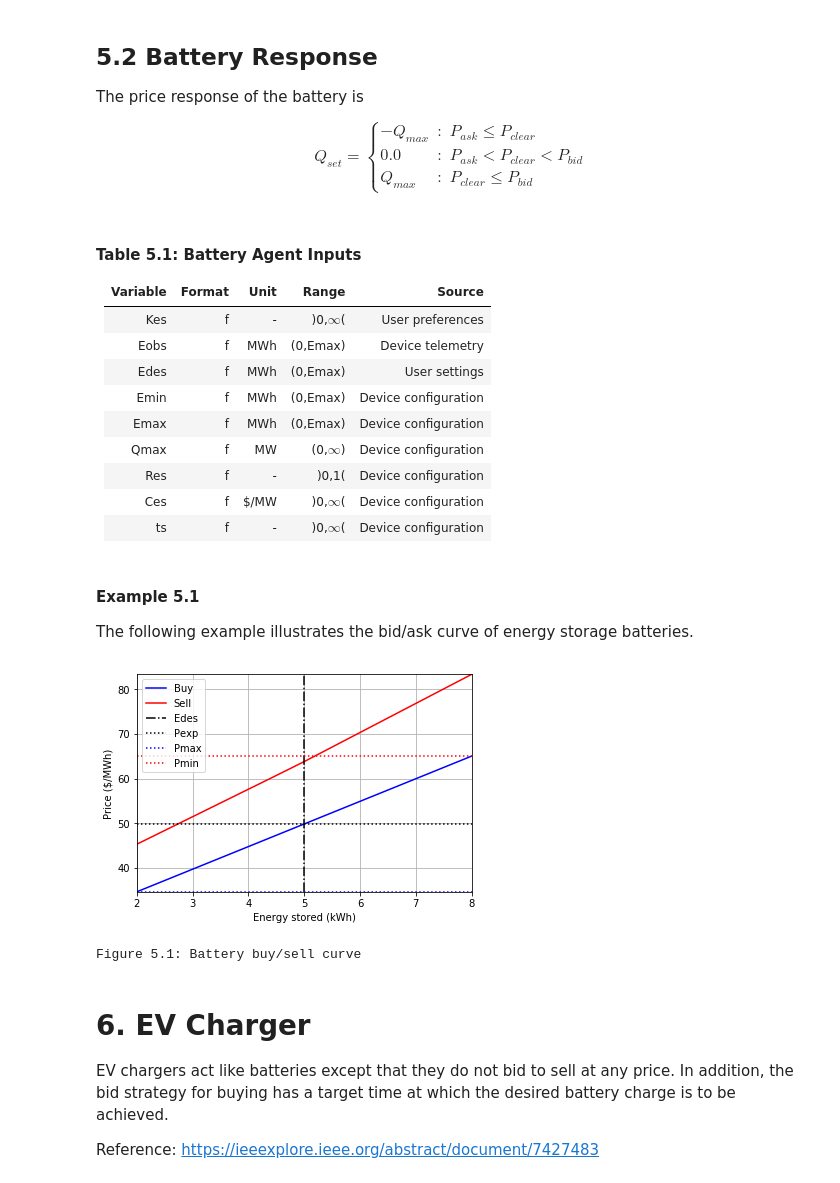
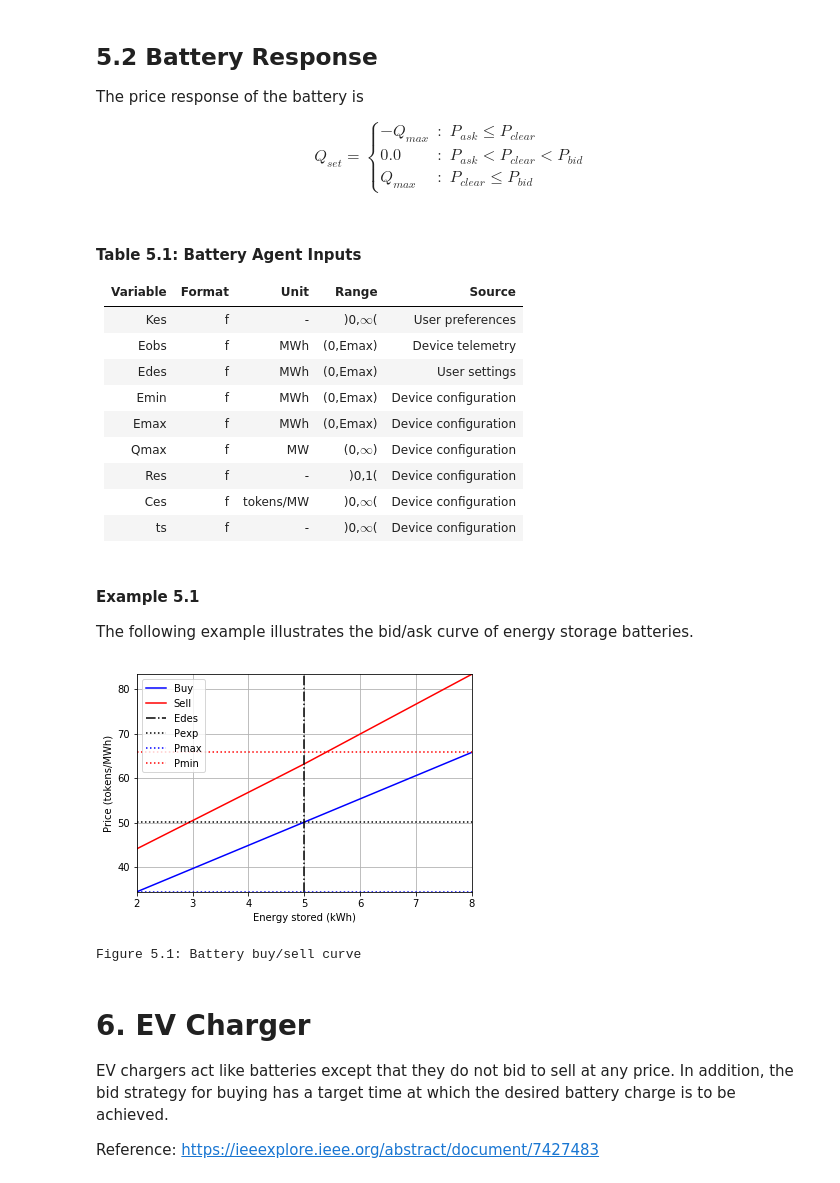
Before and after one commit to slacgismo/TESS, a Jupyter notebook: agents/Bid and response strategy.ipynb, the cells around one changed output. Cells and saved outputs as stored; diff of their text form; code cells hidden in the pictures.

```diff
--- a/agents/Bid and response strategy.ipynb
+++ b/agents/Bid and response strategy.ipynb
@@ -398,17 +398,17 @@ $$
 # %% [markdown]
 #### Table 5.1: Battery Agent Inputs
 
-| Variable | Format | Unit   | Range        | Source
-| -------- | ------ | ------ | ------------ | ------
-| Kes      | f      | -      | )0,$\infty$( | User preferences
-| Eobs     | f      | MWh    | (0,Emax)     | Device telemetry
-| Edes     | f      | MWh    | (0,Emax)     | User settings
-| Emin     | f      | MWh    | (0,Emax)     | Device configuration
-| Emax     | f      | MWh    | (0,Emax)     | Device configuration
-| Qmax     | f      | MW     | (0,$\infty$) | Device configuration
-| Res      | f      | -      | )0,1(        | Device configuration
-| Ces      | f      | \$/MW  | )0,$\infty$( | Device configuration
-| ts       | f      | -      | )0,$\infty$( | Device configuration
+| Variable | Format | Unit      | Range        | Source
+| -------- | ------ | --------- | ------------ | ------
+| Kes      | f      | -         | )0,$\infty$( | User preferences
+| Eobs     | f      | MWh       | (0,Emax)     | Device telemetry
+| Edes     | f      | MWh       | (0,Emax)     | User settings
+| Emin     | f      | MWh       | (0,Emax)     | Device configuration
+| Emax     | f      | MWh       | (0,Emax)     | Device configuration
+| Qmax     | f      | MW        | (0,$\infty$) | Device configuration
+| Res      | f      | -         | )0,1(        | Device configuration
+| Ces      | f      | tokens/MW | )0,$\infty$( | Device configuration
+| ts       | f      | -         | )0,$\infty$( | Device configuration
 # %% [markdown]
 #### Example 5.1
 
@@ -416,36 +416,36 @@ The following example illustrates the bid/ask curve of energy storage batteries.
 # %%
 Edes = 5.0
 Emin = 2.0
 Emax = 8.0
 Qmax = 1.0
 Kes = 1.0
 ts = 1/12
 Res = 0.8
-Ces = 1.0
+Ces = 0.0
 Erange = np.arange(Emin,Emax+0.001,(Emax-Emin)/10)
 
 figure()
 Pbuy = list(map(lambda Eobs: get_battery_bid(Pexp,Pdev,Eobs,Edes,Emin,Emax,Qmax,Kes)["offer"],Erange))
 plot(Erange,Pbuy,'b')
 Psell = list(map(lambda Eobs: get_battery_ask(Pexp,Pdev,Eobs,Edes,Emin,Emax,Qmax,Kes,ts,Res,Ces)["ask"],Erange))
 plot(Erange,Psell,'r')
 Pmin = Pexp-3*Pdev*Kes
 Pmax = Pexp+3*Pdev*Kes
 plot([Edes,Edes],[np.min(Pbuy),np.max(Psell)],'-.k',
      [Emin,Emax],[Pexp,Pexp],':k',
      [Emin,Emax],[Pmin,Pmin],':b',
      [Emin,Emax],[Pmax,Pmax],':r',)
 grid()
 xlabel('Energy stored (kWh)')
-ylabel('Price ($/MWh)')
+ylabel('Price (tokens/MWh)')
 xlim([Emin,Emax])
 ylim([np.min(Pbuy),np.max(Psell)])
 legend(['Buy','Sell','Edes','Pexp','Pmax','Pmin'])
 
 show()
 print('Figure 5.1: Battery buy/sell curve')
 # %% [output]
-[figure, old version]
+[figure, new version]
 Figure 5.1: Battery buy/sell curve
 # %% [markdown]
 # 6. EV Charger
```
Also changed, not shown: parts of 4 cells of this notebook.
